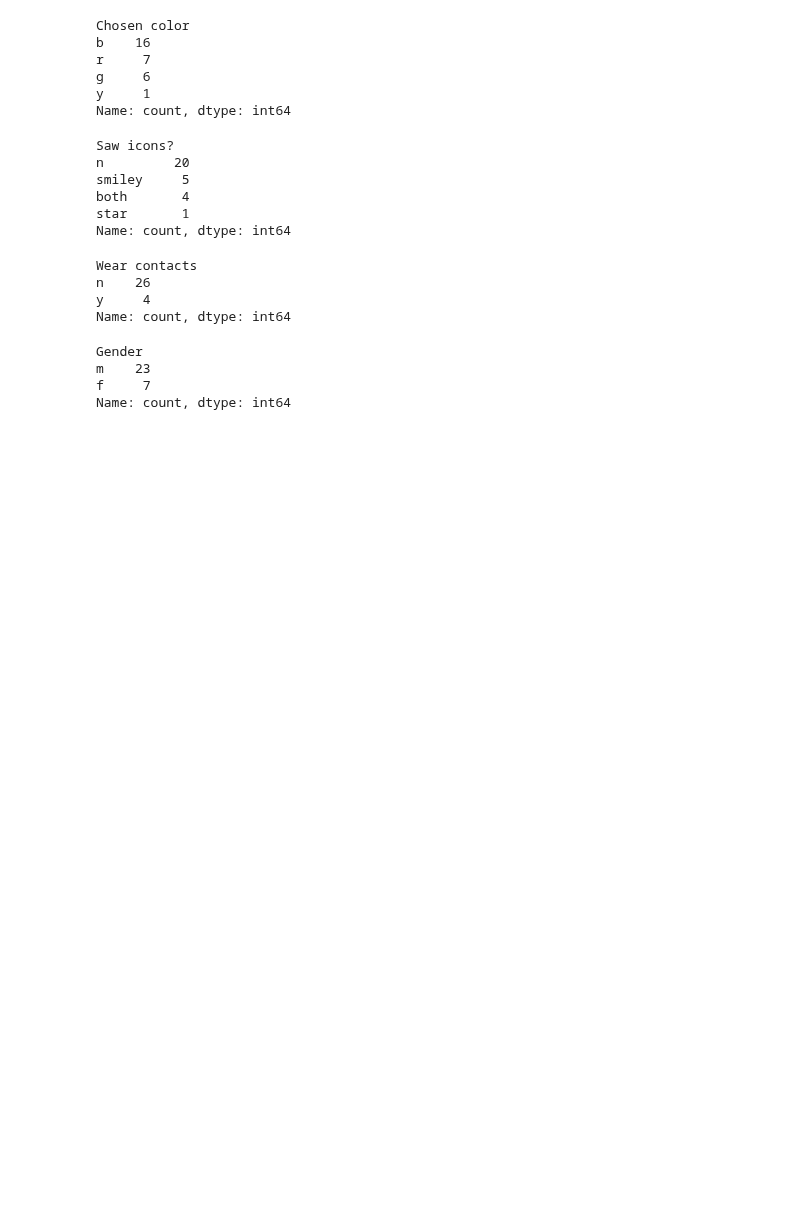
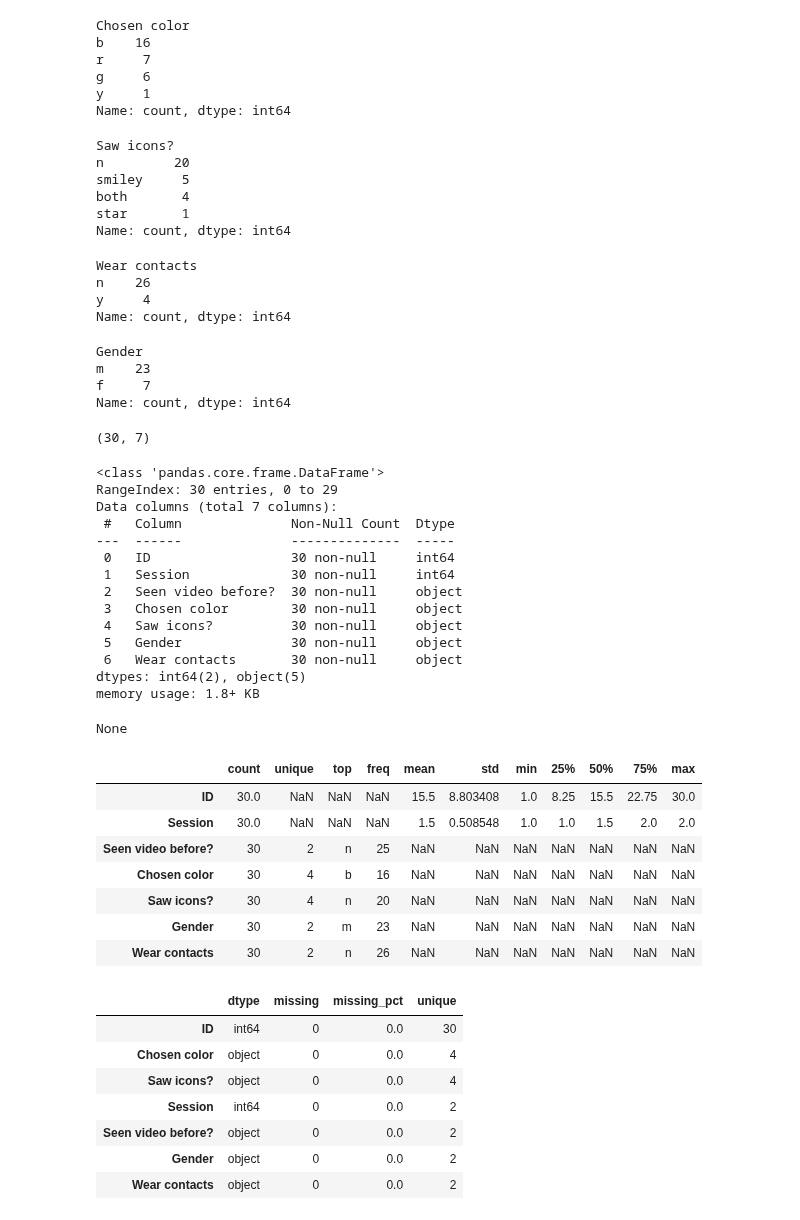
Before and after one commit to parhamkebria/EEG, a Jupyter notebook: sandbox.ipynb, the cells around one changed output. Drawn from its saved outputs; the diff is of its cells as text; code cells hidden in the pictures; blank space fills up the shorter version.

```diff
--- a/sandbox.ipynb
+++ b/sandbox.ipynb
@@ -143,3 +143,50 @@ Gender
 m    23
 f     7
 Name: count, dtype: int64
+# %%
+# Compact profile for subject_data
+display(subject_data.shape)
+display(subject_data.info())
+display(subject_data.describe(include='all').T)
+
+summary = pd.DataFrame({
+    'dtype': subject_data.dtypes.astype(str),
+    'missing': subject_data.isna().sum(),
+    'missing_pct': (subject_data.isna().mean() * 100).round(2),
+    'unique': subject_data.nunique(dropna=True)
+}).sort_values(['missing_pct', 'unique'], ascending=[False, False])
+
+display(summary)
+# %% [output]
+(30, 7)
+<class 'pandas.core.frame.DataFrame'>
+RangeIndex: 30 entries, 0 to 29
+Data columns (total 7 columns):
+ #   Column              Non-Null Count  Dtype
+---  ------              --------------  -----
+ 0   ID                  30 non-null     int64
+ 1   Session             30 non-null     int64
+ 2   Seen video before?  30 non-null     object
+ 3   Chosen color        30 non-null     object
+ 4   Saw icons?          30 non-null     object
+ 5   Gender              30 non-null     object
+ 6   Wear contacts       30 non-null     object
+dtypes: int64(2), object(5)
+memory usage: 1.8+ KB
+None
+|  | count | unique | top | freq | mean | std | min | 25% | 50% | 75% | max |
+| ID | 30.0 | NaN | NaN | NaN | 15.5 | 8.803408 | 1.0 | 8.25 | 15.5 | 22.75 | 30.0 |
+| Session | 30.0 | NaN | NaN | NaN | 1.5 | 0.508548 | 1.0 | 1.0 | 1.5 | 2.0 | 2.0 |
+| Seen video before? | 30 | 2 | n | 25 | NaN | NaN | NaN | NaN | NaN | NaN | NaN |
+| Chosen color | 30 | 4 | b | 16 | NaN | NaN | NaN | NaN | NaN | NaN | NaN |
+| Saw icons? | 30 | 4 | n | 20 | NaN | NaN | NaN | NaN | NaN | NaN | NaN |
+| Gender | 30 | 2 | m | 23 | NaN | NaN | NaN | NaN | NaN | NaN | NaN |
+| Wear contacts | 30 | 2 | n | 26 | NaN | NaN | NaN | NaN | NaN | NaN | NaN |
+|  | dtype | missing | missing_pct | unique |
+| ID | int64 | 0 | 0.0 | 30 |
+| Chosen color | object | 0 | 0.0 | 4 |
+| Saw icons? | object | 0 | 0.0 | 4 |
+| Session | int64 | 0 | 0.0 | 2 |
+| Seen video before? | object | 0 | 0.0 | 2 |
+| Gender | object | 0 | 0.0 | 2 |
+| Wear contacts | object | 0 | 0.0 | 2 |
```
Also changed, not shown: parts of 1 cell of this notebook.
